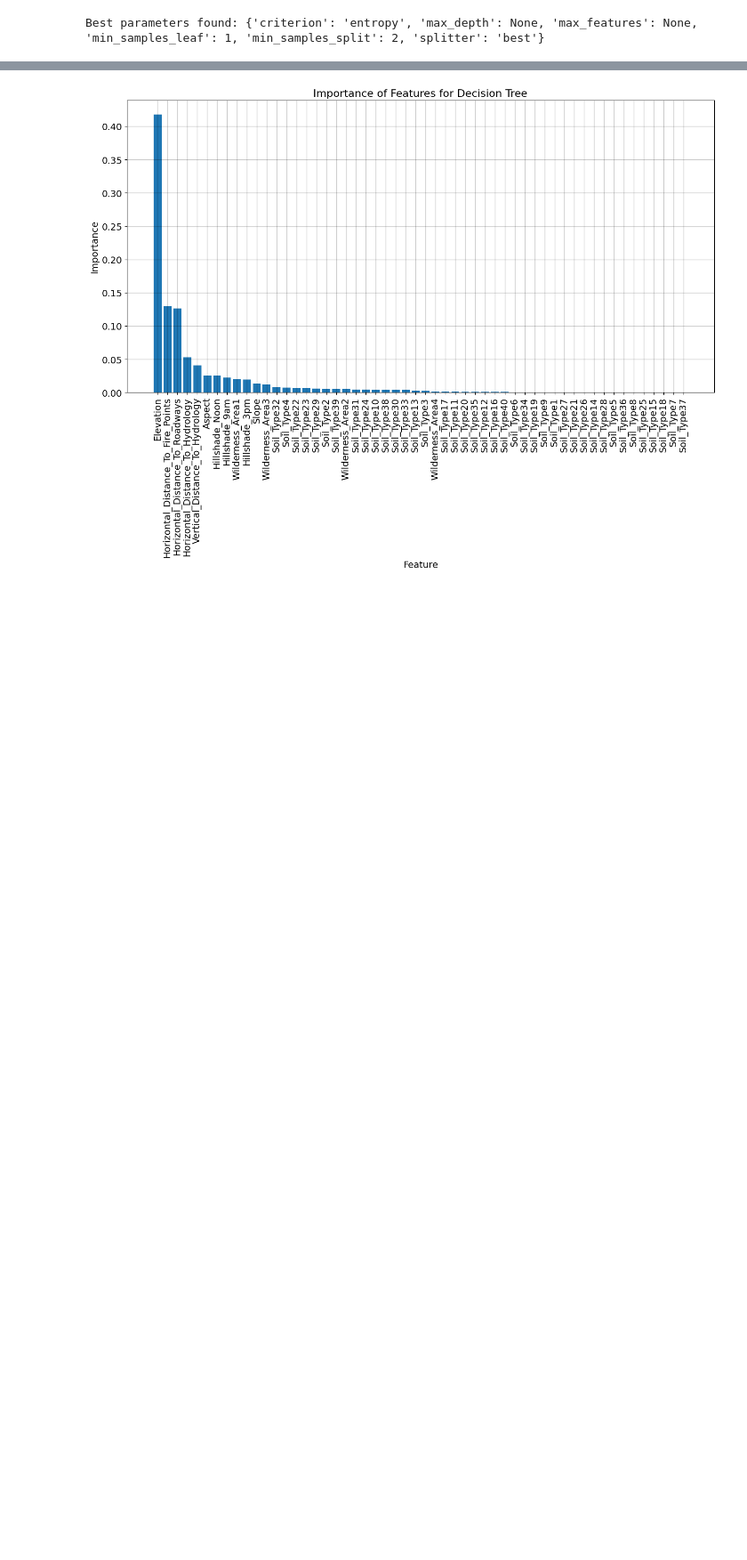
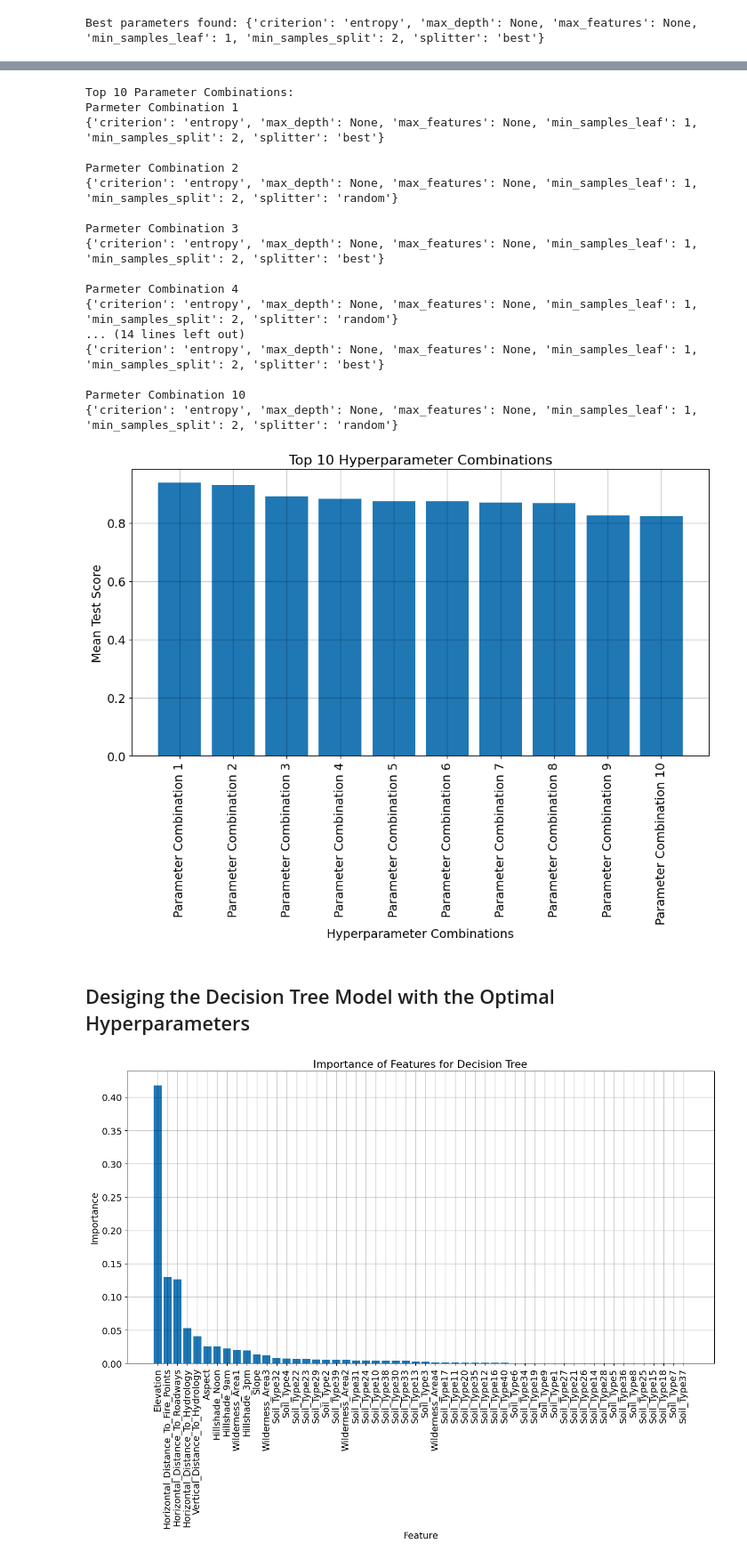
Before and after one commit to Mouleshwar3238/Forest_Cover_Classification, a Jupyter notebook: DecisionTree_ForestCover.ipynb, the cells around one changed output, grey strips where cells are left out. Shown at 89% size. Drawn from its saved outputs; the diff is of its cells as text; code cells hidden in the pictures; blank space fills up the shorter version.

```diff
--- a/DecisionTree_ForestCover.ipynb
+++ b/DecisionTree_ForestCover.ipynb
@@ -78 +121,49 @@ Best parameters found: {'criterion': 'entropy', 'max_depth': None, 'max_features
+# %%
+# Sorting by score
+sorted_indices = np.argsort(results['mean_test_score'])[::-1]
+sorted_scores = results['mean_test_score'].values[sorted_indices]
+sorted_params = results['params'].values[sorted_indices]
+
+top_params = [str(params) for params in sorted_params[:10]]
+param_lb = []
+for i in range(1,11):
+    param_lb.append('Parameter Combination ' + str(i))
+
+print('Top 10 Parameter Combinations:')
+for i in range(len(top_params)):
+    print('Parmeter Combination',i+1)
+    print(top_params[i])
+    print()
+
+# Plotting the top 10 parameter combinations
+plt.figure(figsize=(12, 6))
+plt.bar(range(10), sorted_scores[:10], align='center')
+plt.xticks(range(10), param_lb, rotation=90)
+plt.xlabel('Hyperparameter Combinations', color='black', fontsize=14)
+plt.ylabel('Mean Test Score', color='black', fontsize=14)
+plt.title('Top 10 Hyperparameter Combinations', color='black', fontsize=16)
+plt.tick_params(axis='both', which='major', labelsize=14)
+plt.grid(True, linewidth=1, color='black', alpha=0.2)
+plt.show()
+# %% [output]
+Top 10 Parameter Combinations:
+Parmeter Combination 1
+{'criterion': 'entropy', 'max_depth': None, 'max_features': None, 'min_samples_leaf': 1, 'min_samples_split': 2, 'splitter': 'best'}
+
+Parmeter Combination 2
+{'criterion': 'entropy', 'max_depth': None, 'max_features': None, 'min_samples_leaf': 1, 'min_samples_split': 2, 'splitter': 'random'}
+
+Parmeter Combination 3
+{'criterion': 'entropy', 'max_depth': None, 'max_features': None, 'min_samples_leaf': 1, 'min_samples_split': 2, 'splitter': 'best'}
+
+Parmeter Combination 4
+{'criterion': 'entropy', 'max_depth': None, 'max_features': None, 'min_samples_leaf': 1, 'min_samples_split': 2, 'splitter': 'random'}
+... (14 lines left out)
+{'criterion': 'entropy', 'max_depth': None, 'max_features': None, 'min_samples_leaf': 1, 'min_samples_split': 2, 'splitter': 'best'}
+
+Parmeter Combination 10
+{'criterion': 'entropy', 'max_depth': None, 'max_features': None, 'min_samples_leaf': 1, 'min_samples_split': 2, 'splitter': 'random'}
+[figure, added]
+# %% [markdown]
+## Desiging the Decision Tree Model with the Optimal Hyperparameters
 # %%
```
Also changed, not shown: parts of 11 cells of this notebook.
